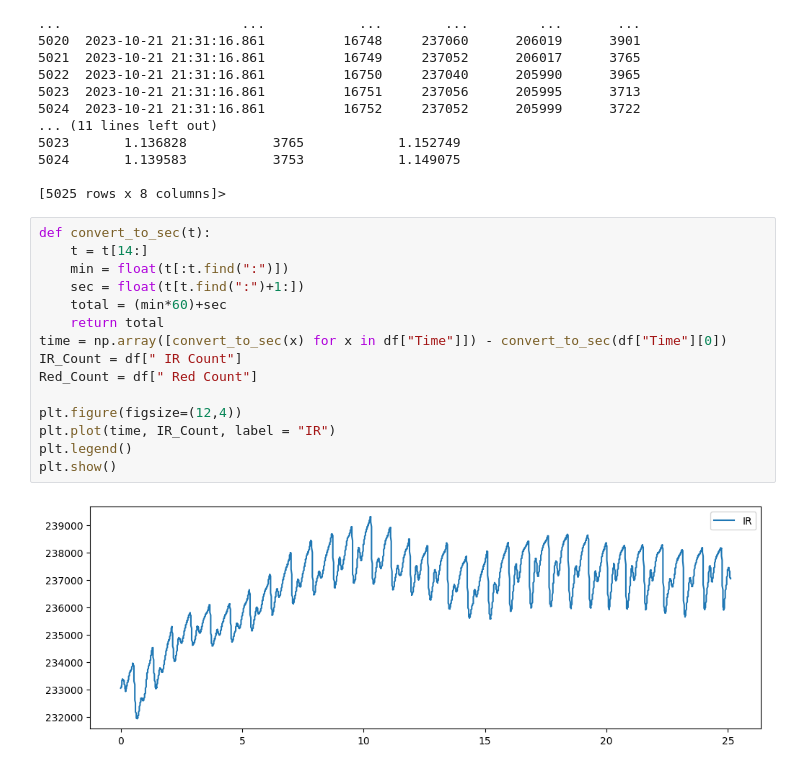
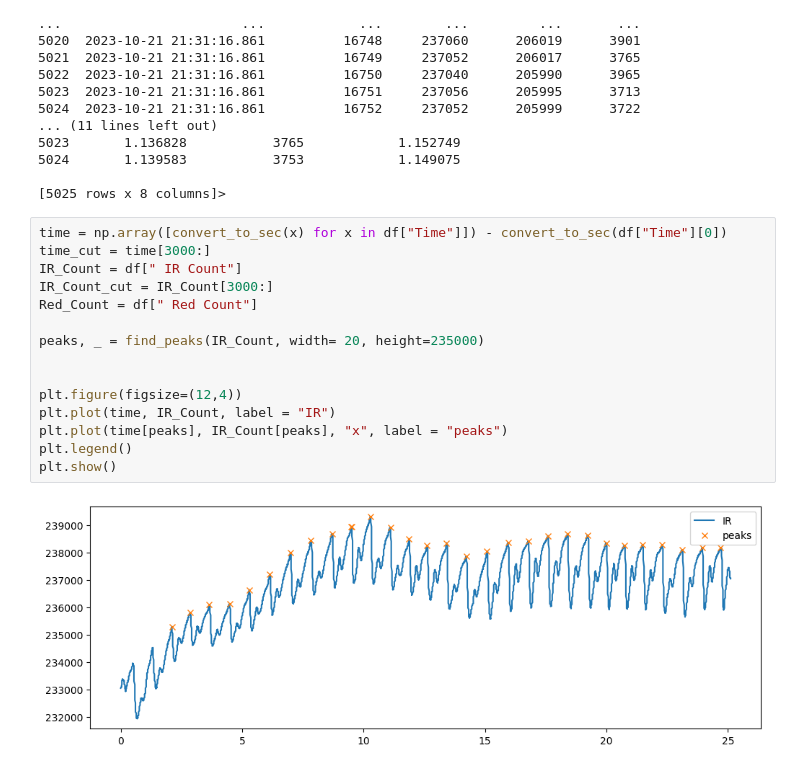
Before and after one commit to PZL2004/ECG-PPG, a Jupyter notebook: Coding/Python/data_analysis.ipynb, the cells around one changed output. Drawn from its saved outputs; the diff is of its cells as text.

```diff
--- a/Coding/Python/data_analysis.ipynb
+++ b/Coding/Python/data_analysis.ipynb
@@ -29,19 +36,19 @@ df.head
 
 [5025 rows x 8 columns]>
 # %%
-def convert_to_sec(t):
-    t = t[14:]
-    min = float(t[:t.find(":")])
-    sec = float(t[t.find(":")+1:])
-    total = (min*60)+sec
-    return total
 time = np.array([convert_to_sec(x) for x in df["Time"]]) - convert_to_sec(df["Time"][0])
+time_cut = time[3000:]
 IR_Count = df[" IR Count"]
+IR_Count_cut = IR_Count[3000:]
 Red_Count = df[" Red Count"]
+
+peaks, _ = find_peaks(IR_Count, width= 20, height=235000)
+
 
 plt.figure(figsize=(12,4))
 plt.plot(time, IR_Count, label = "IR")
+plt.plot(time[peaks], IR_Count[peaks], "x", label = "peaks")
 plt.legend()
 plt.show()
 # %% [output]
-[figure, old version]
+[figure, new version]
```
Also changed, not shown: parts of 3 cells of this notebook.
